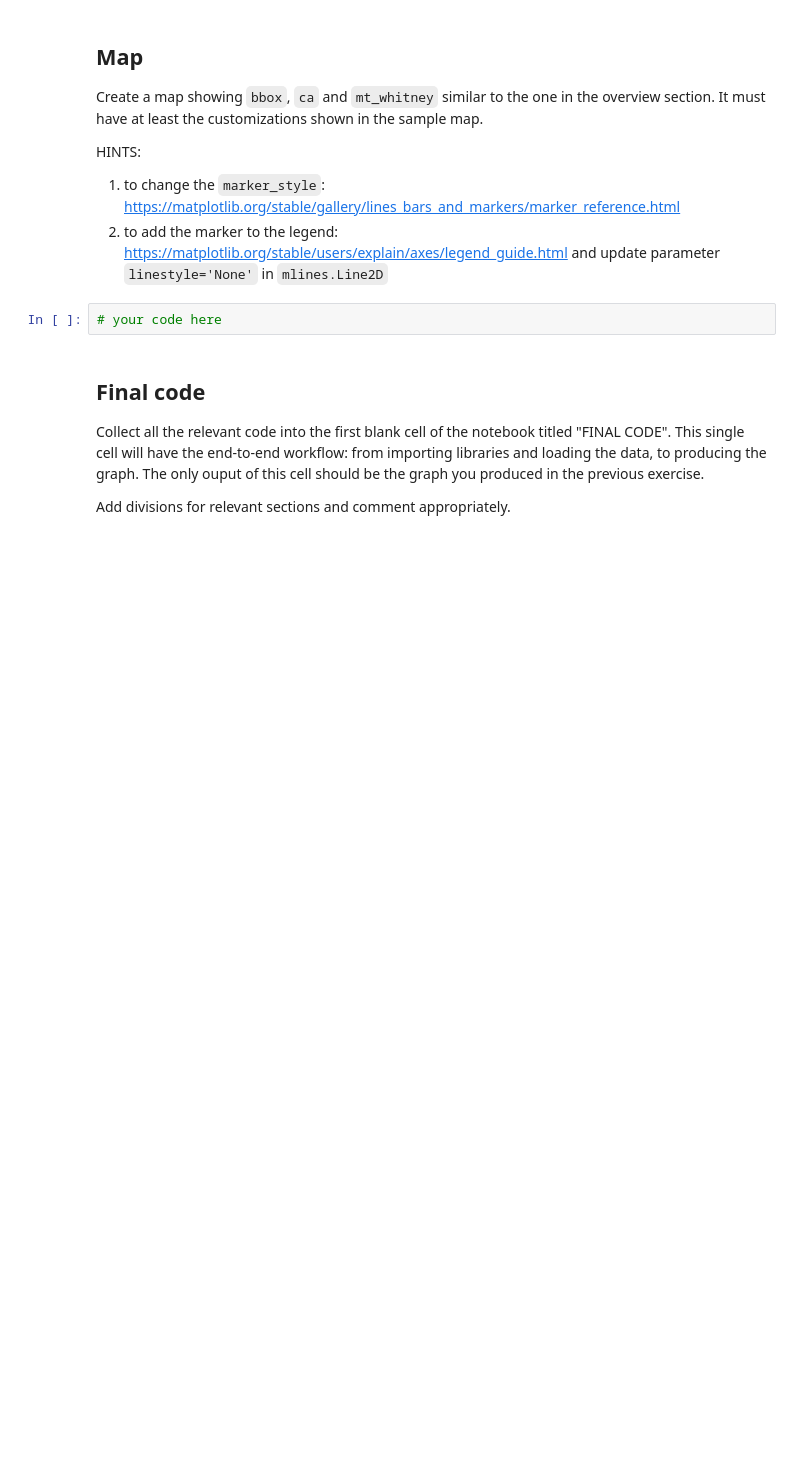
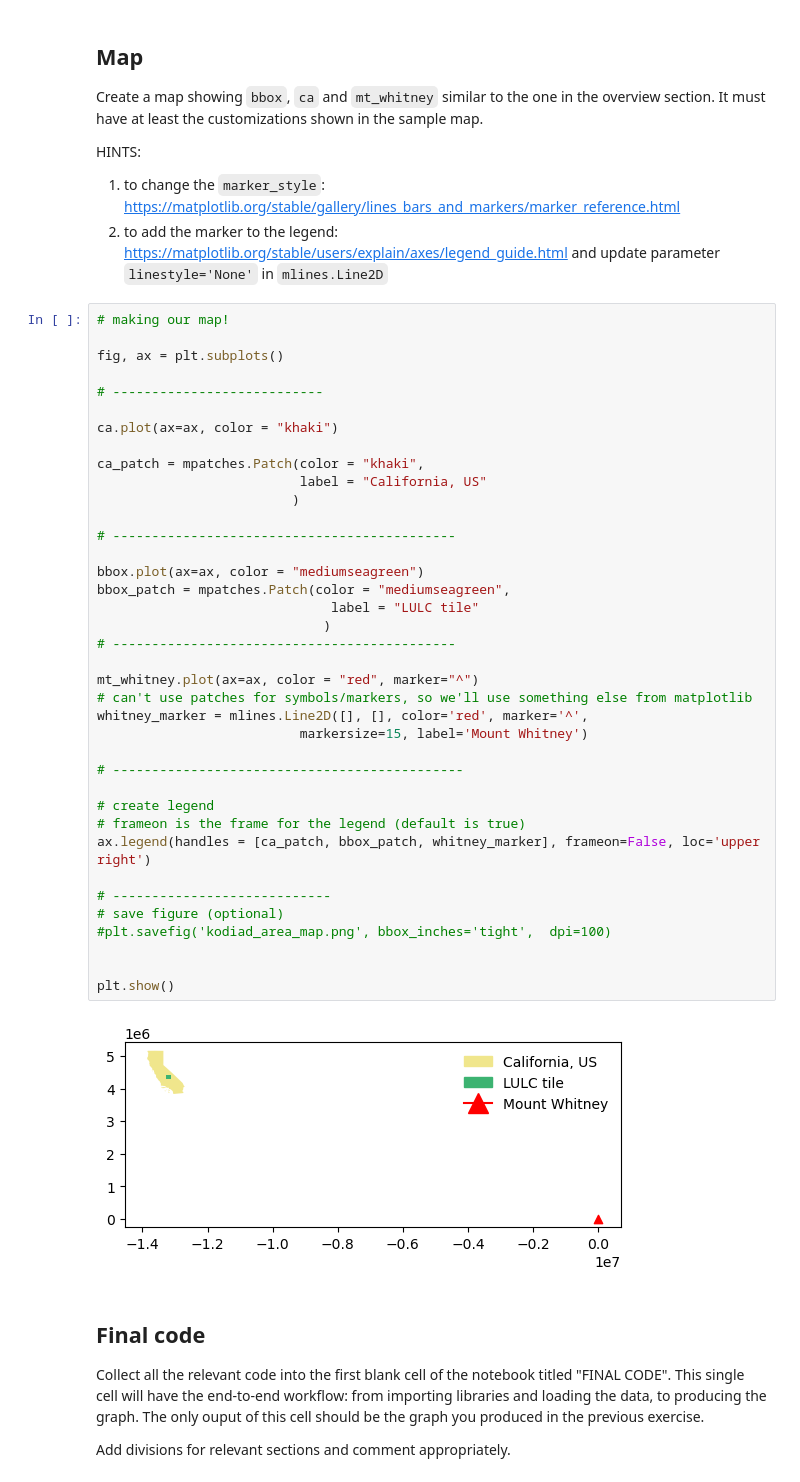
Before and after one commit to a-ramji/eds220-hwk-4, a Jupyter notebook: hwk4-task1-whitney-map-2.ipynb, the cells around one changed output. Drawn from its saved outputs; the diff is of its cells as text; blank space fills up the shorter version.

```diff
--- a/hwk4-task1-whitney-map-2.ipynb
+++ b/hwk4-task1-whitney-map-2.ipynb
@@ -280,7 +340,45 @@ HINTS:
 1. to change the `marker_style`: https://matplotlib.org/stable/gallery/lines_bars_and_markers/marker_reference.html
 2. to add the marker to the legend: https://matplotlib.org/stable/users/explain/axes/legend_guide.html and update parameter `linestyle='None'` in `mlines.Line2D`
 # %%
-# your code here
+# making our map!
+
+fig, ax = plt.subplots()
+
+# ---------------------------
+
+ca.plot(ax=ax, color = "khaki")
+
+ca_patch = mpatches.Patch(color = "khaki",
+                          label = "California, US"
+                         )
+
+# --------------------------------------------
+
+bbox.plot(ax=ax, color = "mediumseagreen")
+bbox_patch = mpatches.Patch(color = "mediumseagreen",
+                              label = "LULC tile"
+                             )
+# --------------------------------------------
+
+mt_whitney.plot(ax=ax, color = "red", marker="^")
+# can't use patches for symbols/markers, so we'll use something else from matplotlib
+whitney_marker = mlines.Line2D([], [], color='red', marker='^',
+                          markersize=15, label='Mount Whitney')
+
+# ---------------------------------------------
+
+# create legend
+# frameon is the frame for the legend (default is true)
+ax.legend(handles = [ca_patch, bbox_patch, whitney_marker], frameon=False, loc='upper right')
+
+# ----------------------------
+# save figure (optional)
+#plt.savefig('kodiad_area_map.png', bbox_inches='tight',  dpi=100)
+
+
+plt.show()
+# %% [output]
+[figure, added]
 # %% [markdown]
 ## Final code
 Collect all the relevant code into the first blank cell of the notebook titled "FINAL CODE". This single cell will have the end-to-end workflow: from importing libraries and loading the data, to producing the graph. The only ouput of this cell should be the graph you produced in the previous exercise.
```
Also changed, not shown: parts of 10 cells of this notebook.
